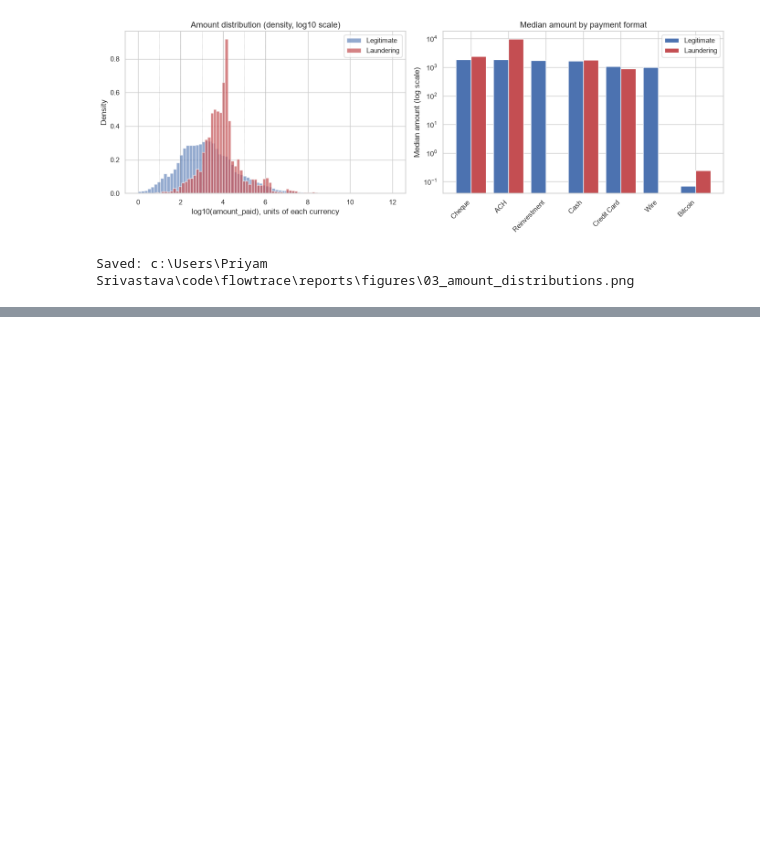
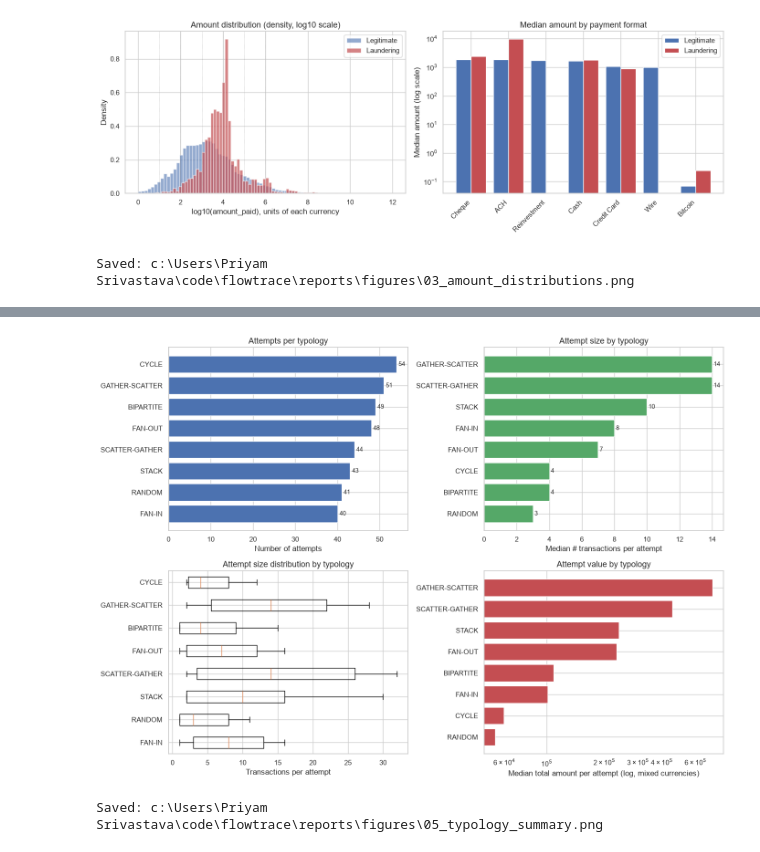
Before and after one commit to Knox-ml/FlowTrace, a Jupyter notebook: notebooks/01_eda.ipynb, the cells around one changed output, grey strips where cells are left out. Cells and saved outputs as stored; diff of their text form; code cells hidden in the pictures; blank space fills up the shorter version.

```diff
--- a/notebooks/01_eda.ipynb
+++ b/notebooks/01_eda.ipynb
@@ -468,3 +468,17 @@ print(f"Saved: {FIG_DIR / '03_amount_distributions.png'}")
 # %% [output]
 [figure]
 Saved: c:\Users\Priyam Srivastava\code\flowtrace\reports\figures\03_amount_distributions.png
+# %%
+# Peek at the first 50 lines of the pattern file to understand its structure
+pattern_file = DATA_RAW / "HI-Small_Patterns.txt"
+
+print(f"File: {pattern_file}")
+print(f"Size: {pattern_file.stat().st_size / 1024:.1f} KB")
+print()
+print("First 50 lines:")
+print("-" * 80)
+with open(pattern_file, "r") as f:
+    for i, line in enumerate(f):
+        if i >= 50:
+            break
+        print(f"{i:3d}| {line.rstrip()}")
@@ -470,0 +662,60 @@ Saved: c:\Users\Priyam Srivastava\code\flowtrace\reports\figures\03_amount_distr
+# %%
+# Typology analysis: counts, size distribution, duration, amount concentration
+fig, axes = plt.subplots(2, 2, figsize=(14, 10))
+
+typology_order = (
+    attempts_df.group_by("typology").agg(pl.len().alias("n"))
+    .sort("n", descending=True)["typology"].to_list()
+)
+
+# Top-left: attempt count per typology
+typ_counts = attempts_df.group_by("typology").agg(pl.len().alias("n")).sort("n", descending=True).to_pandas()
+axes[0, 0].barh(typ_counts["typology"], typ_counts["n"], color="#4c72b0")
+axes[0, 0].set_xlabel("Number of attempts")
+axes[0, 0].set_title("Attempts per typology")
+axes[0, 0].invert_yaxis()
+for i, v in enumerate(typ_counts["n"]):
+    axes[0, 0].text(v + 0.5, i, f"{v}", va="center", fontsize=9)
+
+# Top-right: median transactions per attempt, per typology
+med_txns = (
+    attempts_df.group_by("typology")
+    .agg(pl.col("n_transactions").median().alias("median_txns"))
+    .sort("median_txns", descending=True).to_pandas()
+)
+axes[0, 1].barh(med_txns["typology"], med_txns["median_txns"], color="#55a868")
+axes[0, 1].set_xlabel("Median # transactions per attempt")
+axes[0, 1].set_title("Attempt size by typology")
+axes[0, 1].invert_yaxis()
+for i, v in enumerate(med_txns["median_txns"]):
+    axes[0, 1].text(v + 0.1, i, f"{v:.0f}", va="center", fontsize=9)
+
+# Bottom-left: box plot of attempt sizes (NOTE: tick_labels for matplotlib 3.9+)
+data_for_box = [
+    attempts_df.filter(pl.col("typology") == typ)["n_transactions"].to_list()
+    for typ in typology_order
+]
+axes[1, 0].boxplot(data_for_box, tick_labels=typology_order, vert=False)
+axes[1, 0].set_xlabel("Transactions per attempt")
+axes[1, 0].set_title("Attempt size distribution by typology")
+axes[1, 0].invert_yaxis()
+
+# Bottom-right: median total amount per attempt, log scale (mixed currencies caveat)
+med_amt = (
+    attempts_df.group_by("typology")
+    .agg(pl.col("total_amount_paid").median().alias("median_amt"))
+    .sort("median_amt", descending=True).to_pandas()
+)
+axes[1, 1].barh(med_amt["typology"], med_amt["median_amt"], color="#c44e52")
+axes[1, 1].set_xscale("log")
+axes[1, 1].set_xlabel("Median total amount per attempt (log, mixed currencies)")
+axes[1, 1].set_title("Attempt value by typology")
+axes[1, 1].invert_yaxis()
+
+plt.tight_layout()
+plt.savefig(FIG_DIR / "05_typology_summary.png", dpi=120, bbox_inches="tight")
+plt.show()
+print(f"Saved: {FIG_DIR / '05_typology_summary.png'}")
+# %% [output]
+[figure, added]
+Saved: c:\Users\Priyam Srivastava\code\flowtrace\reports\figures\05_typology_summary.png
```
Also changed, not shown: parts of 9 cells of this notebook, 3 other files.
